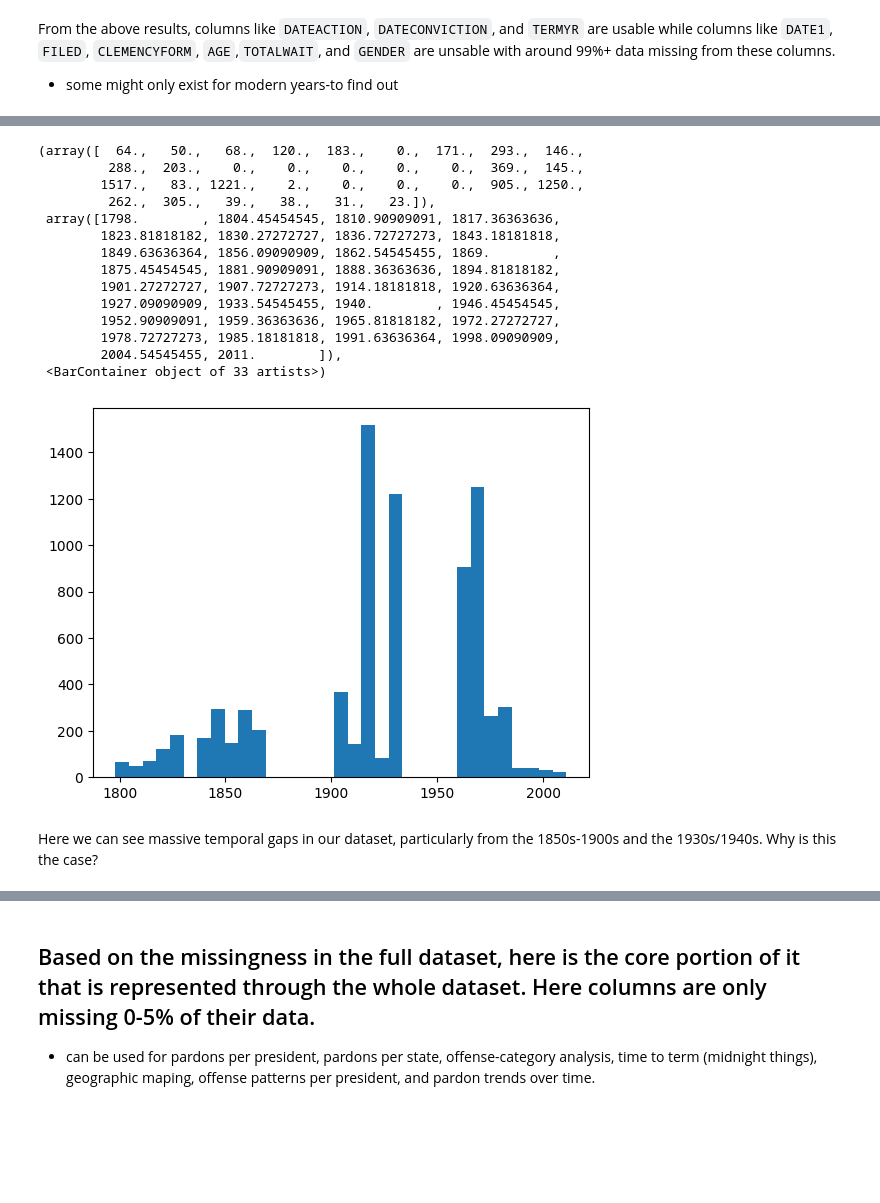
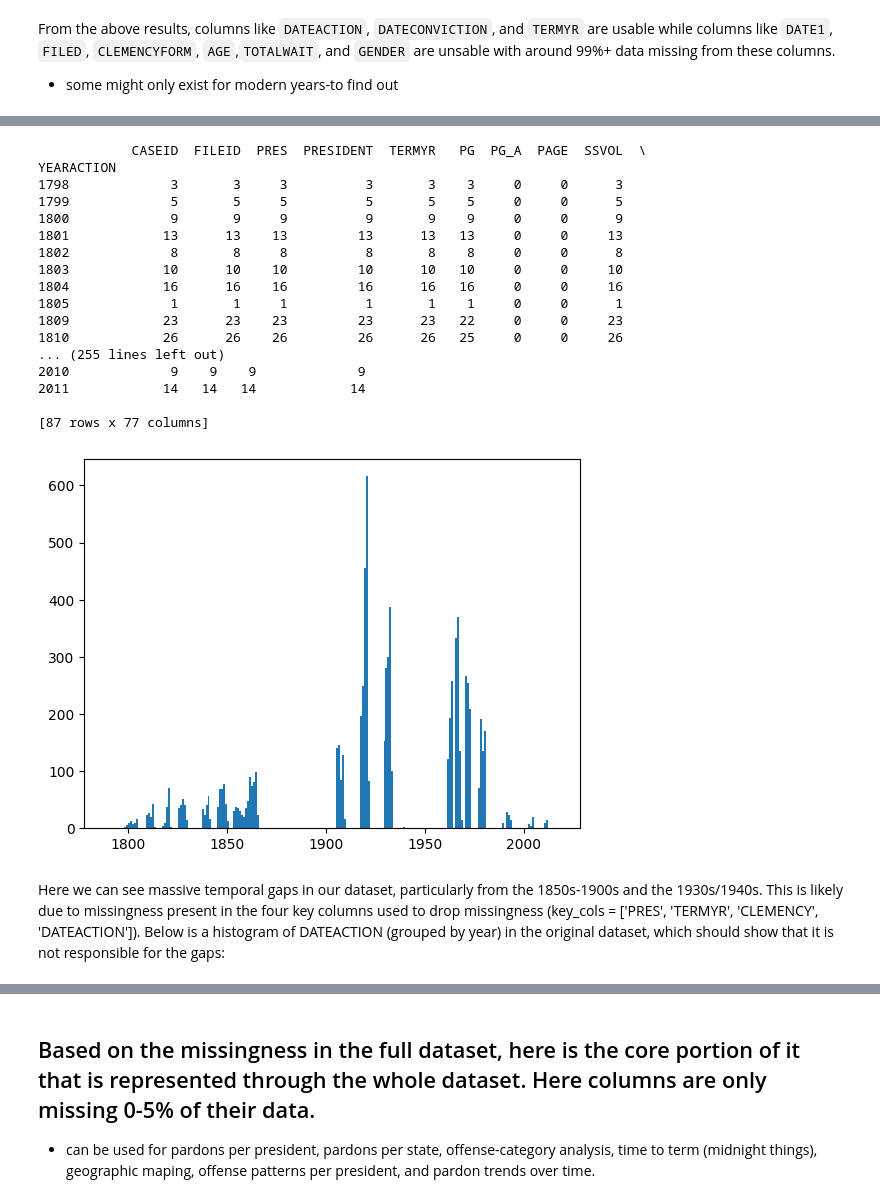
Before and after one commit to GraceSchmidt1/Group2_US_Pardons, a Jupyter notebook: US_Pardons_EDA.ipynb, the cells around one changed output, grey strips where cells are left out. Saved outputs shown, nothing was run; the diff lists cells and outputs as text; code cells hidden in the pictures; blank space fills up the shorter version.

```diff
--- a/US_Pardons_EDA.ipynb
+++ b/US_Pardons_EDA.ipynb
@@ -212,23 +212,28 @@ Name: CASEID, dtype: int64
 # %%
 #another angle, charting each row by its year
 #about 3% of DATEACTION is missing so please keep this in mind
 df_model['YEARACTION'] = df_model['DATEACTION'].dt.year
-plt.hist(df_model['YEARACTION'], bins = 33)
+plt.hist(df_model['YEARACTION'], bins = range(1789,2018))
+
+Display_Max_Rows(df_model.groupby('YEARACTION').count())
 # %% [output]
-(array([  64.,   50.,   68.,  120.,  183.,    0.,  171.,  293.,  146.,
-         288.,  203.,    0.,    0.,    0.,    0.,    0.,  369.,  145.,
-        1517.,   83., 1221.,    2.,    0.,    0.,    0.,  905., 1250.,
-         262.,  305.,   39.,   38.,   31.,   23.]),
- array([1798.        , 1804.45454545, 1810.90909091, 1817.36363636,
-        1823.81818182, 1830.27272727, 1836.72727273, 1843.18181818,
-        1849.63636364, 1856.09090909, 1862.54545455, 1869.        ,
-        1875.45454545, 1881.90909091, 1888.36363636, 1894.81818182,
-        1901.27272727, 1907.72727273, 1914.18181818, 1920.63636364,
-        1927.09090909, 1933.54545455, 1940.        , 1946.45454545,
-        1952.90909091, 1959.36363636, 1965.81818182, 1972.27272727,
-        1978.72727273, 1985.18181818, 1991.63636364, 1998.09090909,
-        2004.54545455, 2011.        ]),
- <BarContainer object of 33 artists>)
+            CASEID  FILEID  PRES  PRESIDENT  TERMYR   PG  PG_A  PAGE  SSVOL  \
+YEARACTION
+1798             3       3     3          3       3    3     0     0      3
+1799             5       5     5          5       5    5     0     0      5
+1800             9       9     9          9       9    9     0     0      9
+1801            13      13    13         13      13   13     0     0     13
+1802             8       8     8          8       8    8     0     0      8
+1803            10      10    10         10      10   10     0     0     10
+1804            16      16    16         16      16   16     0     0     16
+1805             1       1     1          1       1    1     0     0      1
+1809            23      23    23         23      23   22     0     0     23
+1810            26      26    26         26      26   25     0     0     26
+... (255 lines left out)
+2010             9    9    9             9
+2011            14   14   14            14
+
+[87 rows x 77 columns]
-[figure, old version]
+[figure, new version]
 # %% [markdown]
-Here we can see massive temporal gaps in our dataset, particularly from the 1850s-1900s and the 1930s/1940s. Why is this the case?
+Here we can see massive temporal gaps in our dataset, particularly from the 1850s-1900s and the 1930s/1940s. This is likely due to missingness present in the four key columns used to drop missingness (key_cols = ['PRES', 'TERMYR', 'CLEMENCY', 'DATEACTION']). Below is a histogram of DATEACTION (grouped by year) in the original dataset, which should show that it is not responsible for the gaps:
```
Also changed, not shown: parts of 3 cells of this notebook.
